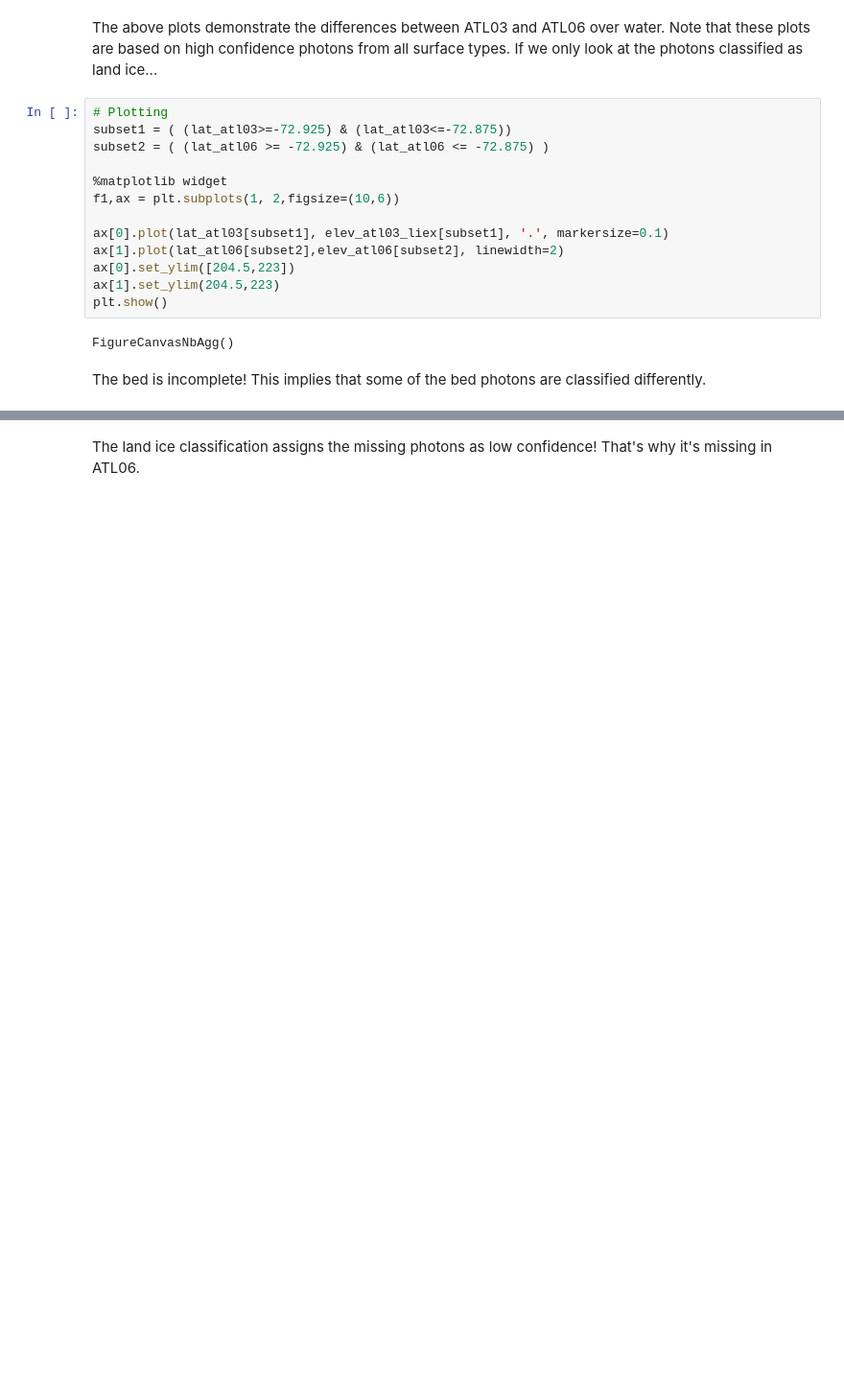
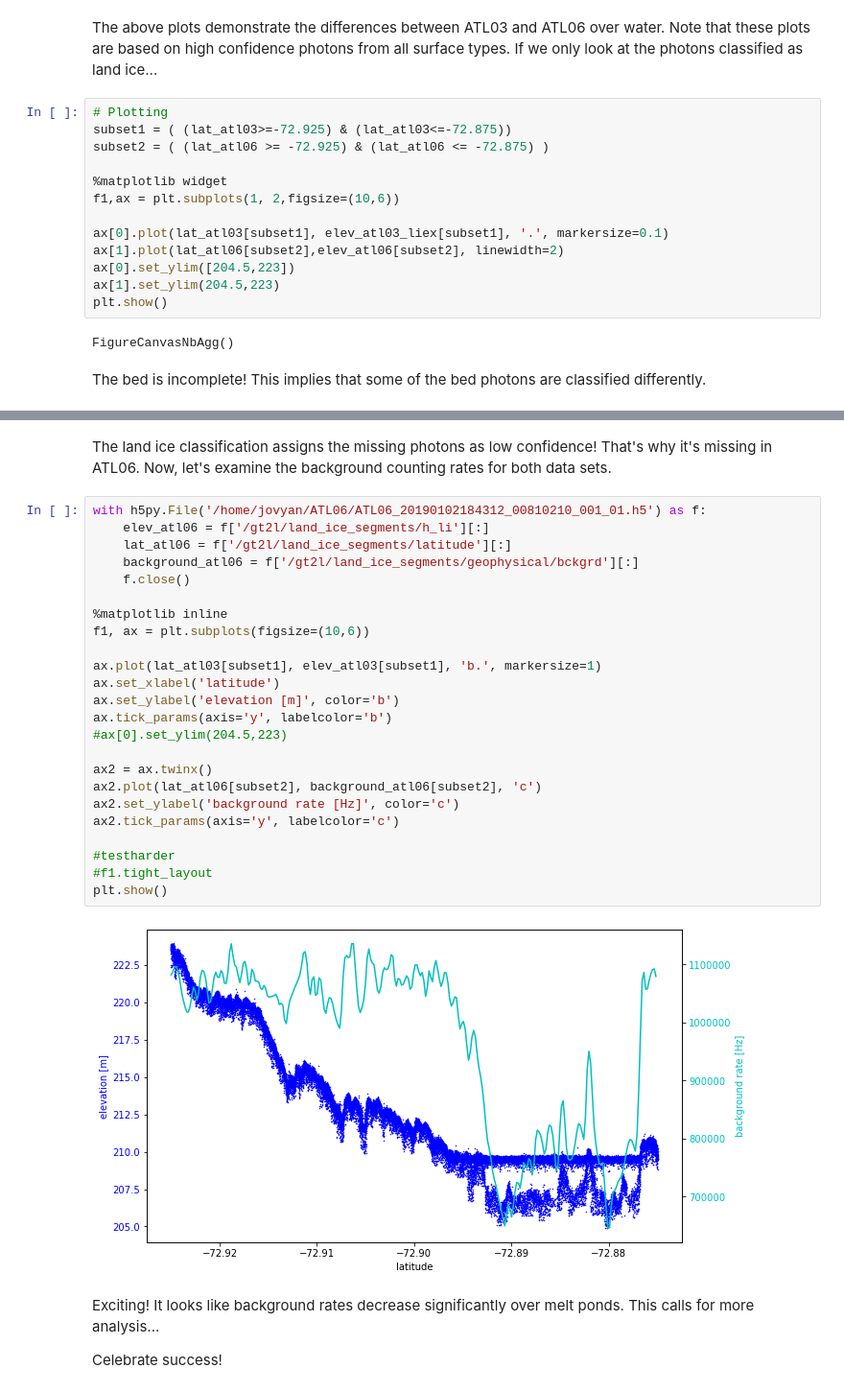
Before and after one commit to ICESAT-2HackWeek/WaterNoice, a Jupyter notebook: notebooks/amery_plotting.ipynb, the cells around one changed output, grey strips where cells are left out. Shown: that part at 96% size. Saved outputs shown, nothing was run; the diff lists cells and outputs as text; blank space fills up the shorter version.

Commit message:
Added a test on the background noise rates over the Amery melt pond.

```diff
--- a/notebooks/amery_plotting.ipynb
+++ b/notebooks/amery_plotting.ipynb
@@ -127,4 +130,34 @@ plt.show()
 # %% [output]
 FigureCanvasNbAgg()
 # %% [markdown]
-The land ice classification assigns the missing photons as low confidence! That's why it's missing in ATL06.
+The land ice classification assigns the missing photons as low confidence! That's why it's missing in ATL06. Now, let's examine the background counting rates for both data sets.
+# %%
+with h5py.File('/home/jovyan/ATL06/ATL06_20190102184312_00810210_001_01.h5') as f:
+    elev_atl06 = f['/gt2l/land_ice_segments/h_li'][:]
+    lat_atl06 = f['/gt2l/land_ice_segments/latitude'][:]
+    background_atl06 = f['/gt2l/land_ice_segments/geophysical/bckgrd'][:]
+    f.close()
+
+%matplotlib inline
+f1, ax = plt.subplots(figsize=(10,6))
+
+ax.plot(lat_atl03[subset1], elev_atl03[subset1], 'b.', markersize=1)
+ax.set_xlabel('latitude')
+ax.set_ylabel('elevation [m]', color='b')
+ax.tick_params(axis='y', labelcolor='b')
+#ax[0].set_ylim(204.5,223)
+
+ax2 = ax.twinx()
+ax2.plot(lat_atl06[subset2], background_atl06[subset2], 'c')
+ax2.set_ylabel('background rate [Hz]', color='c')
+ax2.tick_params(axis='y', labelcolor='c')
+
+#testharder
+#f1.tight_layout
+plt.show()
+# %% [output]
+[figure, added]
+# %% [markdown]
+Exciting! It looks like background rates decrease significantly over melt ponds. This calls for more analysis...
+
+Celebrate success!
```
Also changed, not shown: parts of 2 cells of this notebook.
